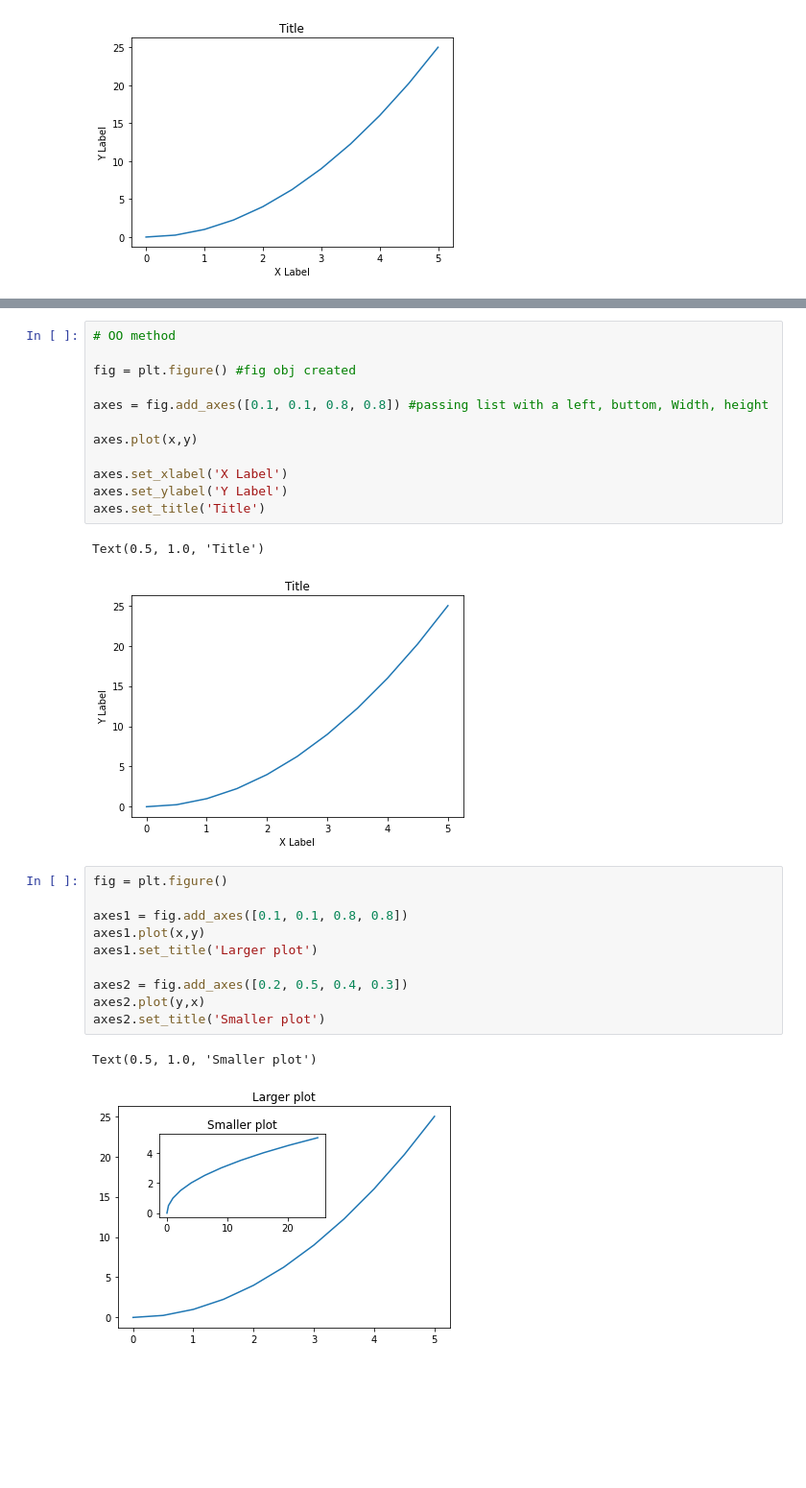
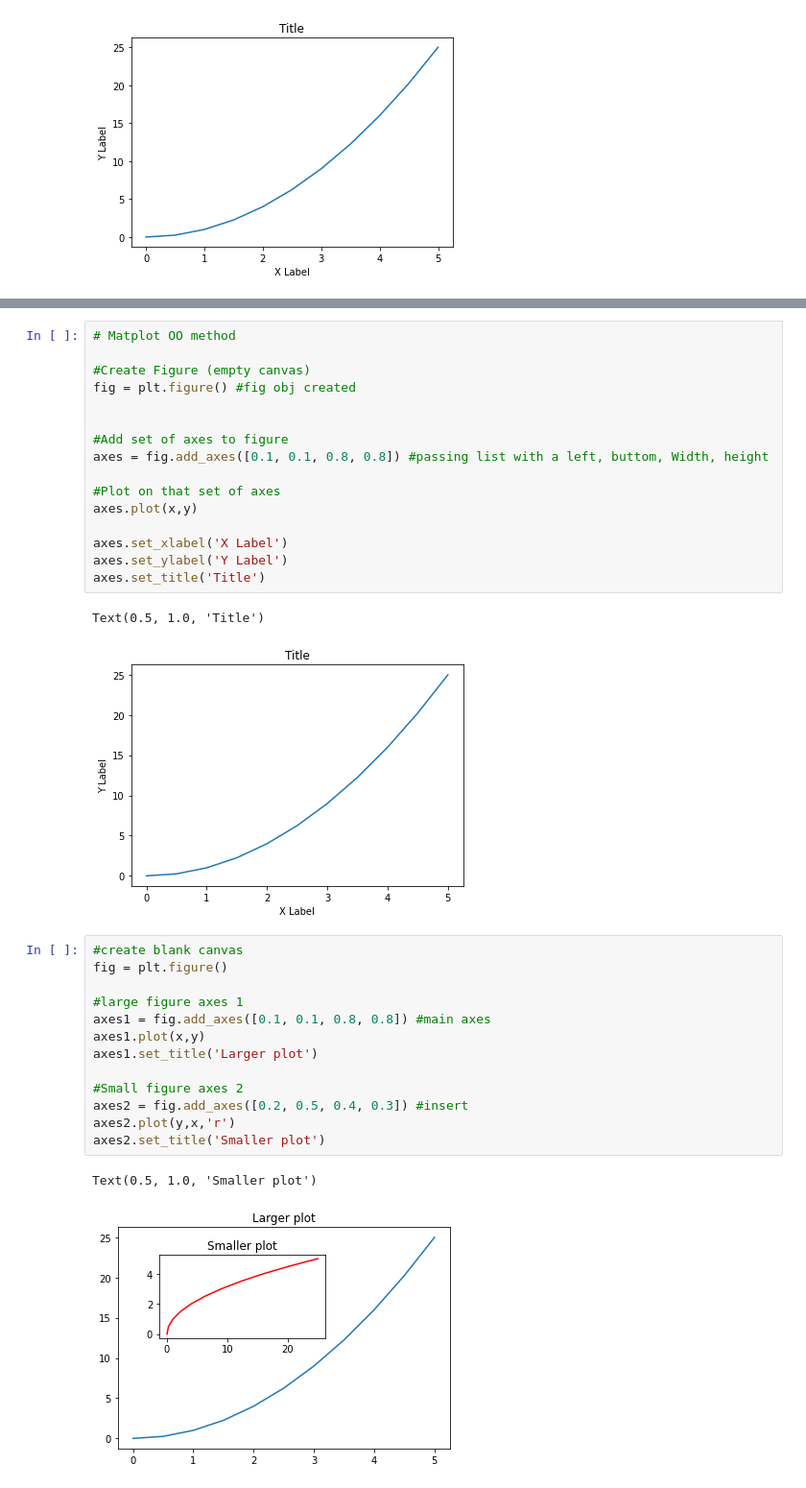
Before and after one commit to subedisapana/python-for-data-science, a Jupyter notebook: 04-Data Visualization-Matplotlib/Matplotlib-Part1.ipynb, the cells around one changed output, grey strips where cells are left out. Shown at 96% size. Cells and saved outputs as stored; diff of their text form; blank space fills up the shorter version.

Commit message:
matplotlib

```diff
--- a/04-Data Visualization-Matplotlib/Matplotlib-Part1.ipynb
+++ b/04-Data Visualization-Matplotlib/Matplotlib-Part1.ipynb
@@ -66,12 +66,16 @@ plt.plot(y,x,'b')
 [<matplotlib.lines.Line2D at 0x...>]
 [figure]
 # %%
-# OO method
+# Matplot OO method
 
+#Create Figure (empty canvas)
 fig = plt.figure() #fig obj created
 
+
+#Add set of axes to figure
 axes = fig.add_axes([0.1, 0.1, 0.8, 0.8]) #passing list with a left, buttom, Width, height
 
+#Plot on that set of axes
 axes.plot(x,y)
 
 axes.set_xlabel('X Label')
@@ -81,15 +85,18 @@ axes.set_title('Title')
 Text(0.5, 1.0, 'Title')
 [figure]
 # %%
+#create blank canvas
 fig = plt.figure()
 
-axes1 = fig.add_axes([0.1, 0.1, 0.8, 0.8])
+#large figure axes 1
+axes1 = fig.add_axes([0.1, 0.1, 0.8, 0.8]) #main axes
 axes1.plot(x,y)
 axes1.set_title('Larger plot')
 
-axes2 = fig.add_axes([0.2, 0.5, 0.4, 0.3])
-axes2.plot(y,x)
+#Small figure axes 2
+axes2 = fig.add_axes([0.2, 0.5, 0.4, 0.3]) #insert
+axes2.plot(y,x,'r')
 axes2.set_title('Smaller plot')
 # %% [output]
 Text(0.5, 1.0, 'Smaller plot')
-[figure, old version]
+[figure, new version]
```
Also changed, not shown: parts of 3 cells of this notebook, 2 other files.
